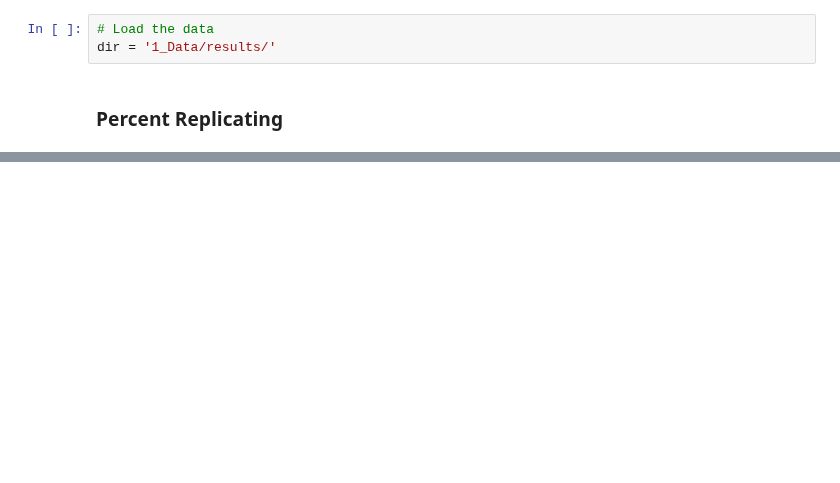
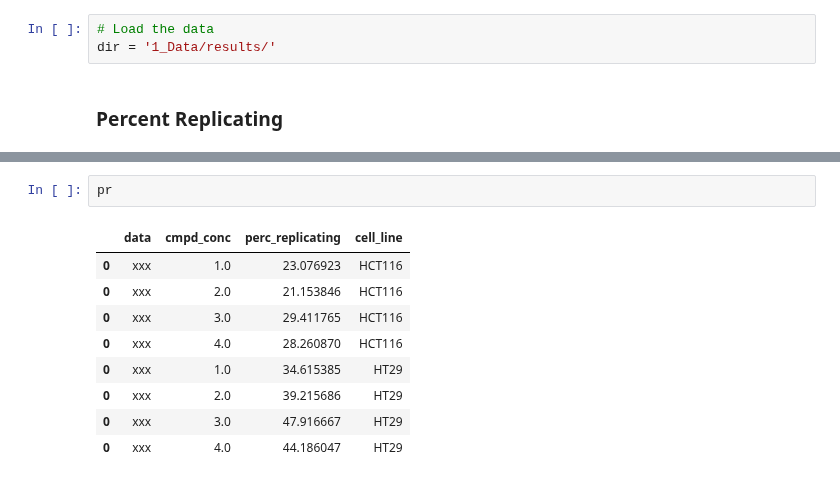
Before and after one commit to pharmbio/colopaint3D, a Jupyter notebook: spher_colo52_v1/3_Figure3/PercentReplicating/3_PercentReplicating.ipynb, the cells around one changed output, grey strips where cells are left out. Cells and saved outputs as stored; diff of their text form; blank space fills up the shorter version.

```diff
--- a/spher_colo52_v1/3_Figure3/PercentReplicating/3_PercentReplicating.ipynb
+++ b/spher_colo52_v1/3_Figure3/PercentReplicating/3_PercentReplicating.ipynb
@@ -204,6 +204,18 @@ for cell_line in cell_lines:
 # %% [output]
 HCT116
 HT29
+# %%
+pr
+# %% [output]
+|  | data | cmpd_conc | perc_replicating | cell_line |
+| 0 | xxx | 1.0 | 23.076923 | HCT116 |
+| 0 | xxx | 2.0 | 21.153846 | HCT116 |
+| 0 | xxx | 3.0 | 29.411765 | HCT116 |
+| 0 | xxx | 4.0 | 28.260870 | HCT116 |
+| 0 | xxx | 1.0 | 34.615385 | HT29 |
+| 0 | xxx | 2.0 | 39.215686 | HT29 |
+| 0 | xxx | 3.0 | 47.916667 | HT29 |
+| 0 | xxx | 4.0 | 44.186047 | HT29 |
 # %%
 # Plot the data in a boxplot
 corr_dist_all = corr_dist_all.reset_index(drop=True)
```
Also changed, not shown: parts of 4 cells of this notebook, 5 other files.
